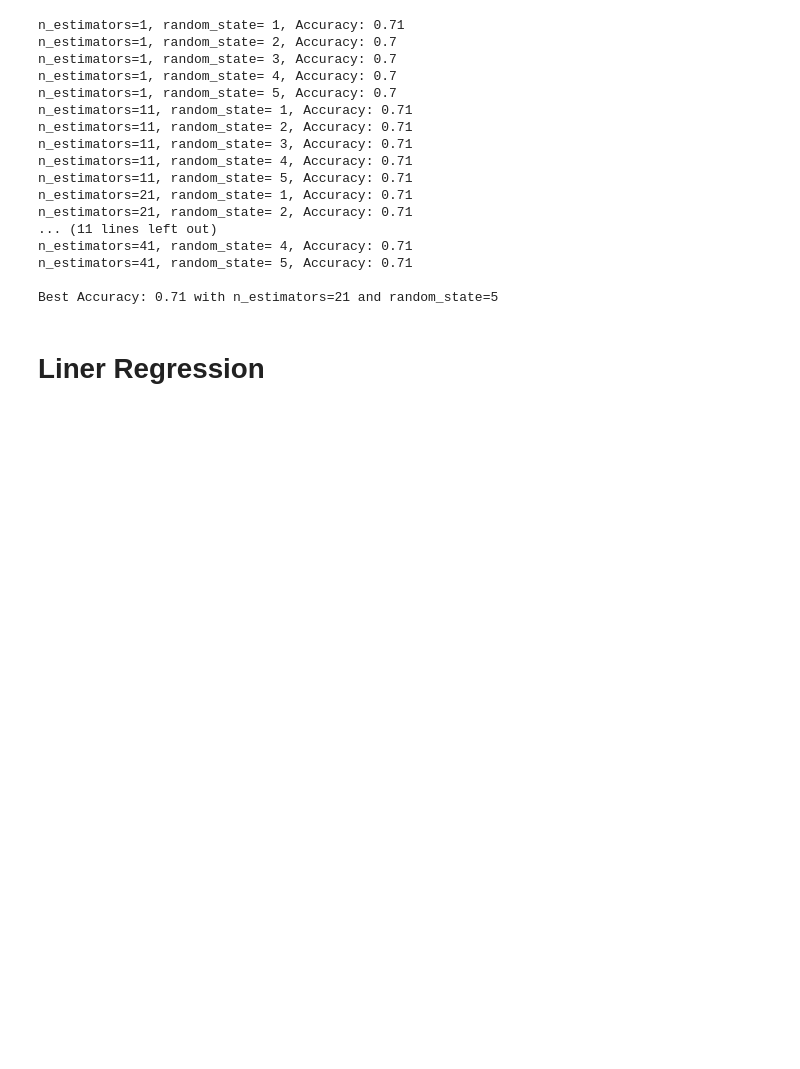
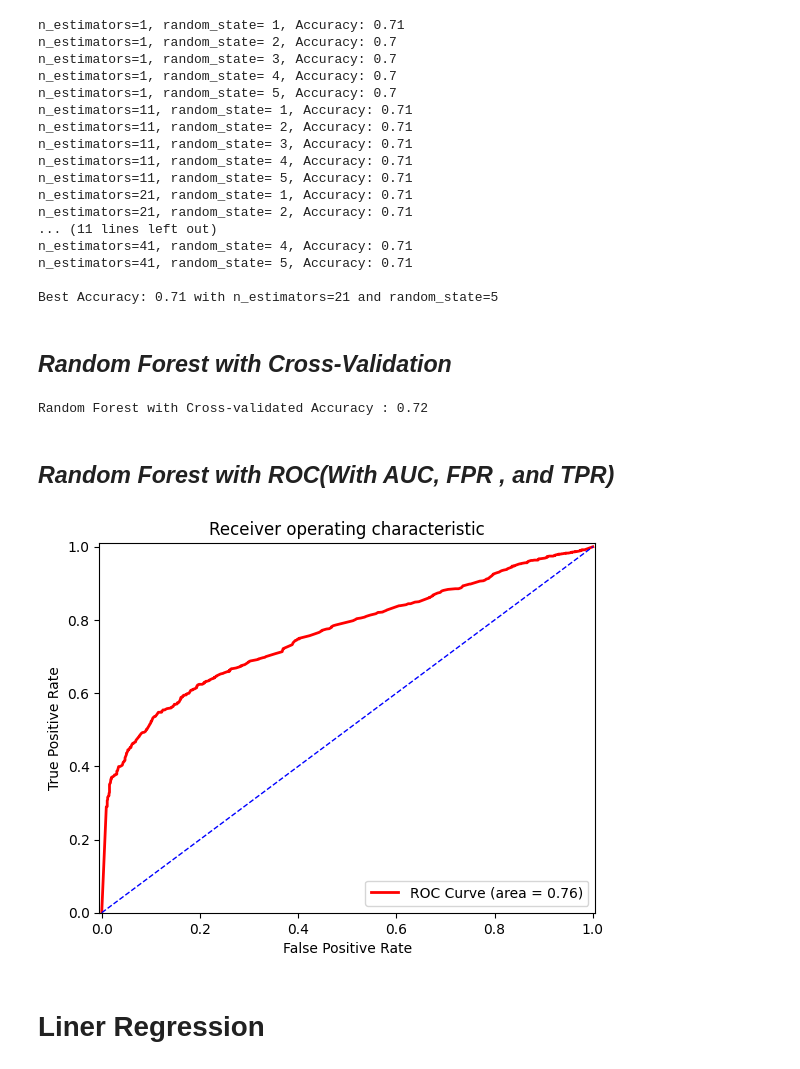
Before and after one commit to 248KMB/SpaceShipTatanic-Project, a Jupyter notebook: MAIN_CS4661_PROJECT_(1).ipynb, the cells around one changed output. Saved outputs shown, nothing was run; the diff lists cells and outputs as text; code cells hidden in the pictures; blank space fills up the shorter version.

```diff
--- a/MAIN_CS4661_PROJECT_(1).ipynb
+++ b/MAIN_CS4661_PROJECT_(1).ipynb
@@ -562,6 +660,76 @@ n_estimators=41, random_state= 4, Accuracy: 0.71
 n_estimators=41, random_state= 5, Accuracy: 0.71
 
 Best Accuracy: 0.71 with n_estimators=21 and random_state=5
+# %% [markdown]
+## *Random Forest with Cross-Validation*
+# %%
+from sklearn.ensemble import RandomForestClassifier
+from sklearn.model_selection import cross_val_score, train_test_split
+
+# Create the RandomForestClassifier with the chosen parameters
+my_RandomForest = RandomForestClassifier(n_estimators=21, bootstrap=True, random_state=5)
+
+# Perform cross-validation with the chosen parameters
+cv_scores = cross_val_score(my_RandomForest, X_train, y_train, cv=5)
+
+# Calculates average cross-validated accuracy
+average_cv_accuracy = cv_scores.mean()
+
+# Print the cross-validated accuracy for the chosen parameters
+print(f'Random Forest with Cross-validated Accuracy : {round(average_cv_accuracy, 2)}')
+# %% [output]
+Random Forest with Cross-validated Accuracy : 0.72
+# %% [markdown]
+## *Random Forest with ROC(With AUC, FPR , and TPR)*
+# %%
+from sklearn.ensemble import RandomForestClassifier
+from sklearn.model_selection import train_test_split
+from sklearn import metrics
+import matplotlib.pyplot as plt
+
+# Assuming you have already split your data into training and testing sets (X_train, X_test, y_train, y_test)
+
+# Create Random Forest classifier
+rf_classifier = RandomForestClassifier(n_estimators=21, random_state=5)
+
+# Fit the classifier on the training data
+rf_classifier.fit(X_train, y_train)
+
+# Predicting the Binary Label:
+y_predict_rf = rf_classifier.predict(X_test)
+
+# Estimating the probability (likelihood) of Each Label:
+y_predict_prob_rf = rf_classifier.predict_proba(X_test)[:, 1]
+
+# Convert y_test to integers
+y_test = y_test.astype(int)
+
+# Calculates ROC curve values (fpr, tpr, thresholds) using y_test and predicted probabilities for class 'Yes'
+fpr, tpr, thresholds = metrics.roc_curve(y_test, y_predict_prob_rf, pos_label=1)
+AUC = metrics.auc(fpr, tpr)
+
+# Creating the ROC GRAPH
+plt.figure()
+
+# ROC Curve:
+plt.plot(fpr, tpr, color='red', lw=2, label='ROC Curve (area = %0.2f)' % AUC)
+
+# Random Guess line:
+plt.plot([0, 1], [0, 1], color='blue', lw=1, linestyle='--')
+
+# Defining The Range of X-Axis and Y-Axis:
+plt.xlim([-0.005, 1.005])
+plt.ylim([0.0, 1.01])
+
+# Labels, Title, Legend:
+plt.xlabel('False Positive Rate')
+plt.ylabel('True Positive Rate')
+plt.title('Receiver operating characteristic')
+plt.legend(loc="lower right")
+
+plt.show()
+# %% [output]
+[figure, added]
 # %% [markdown]
 # Liner Regression
 # %%
```
Also changed, not shown: parts of 20 cells of this notebook.
